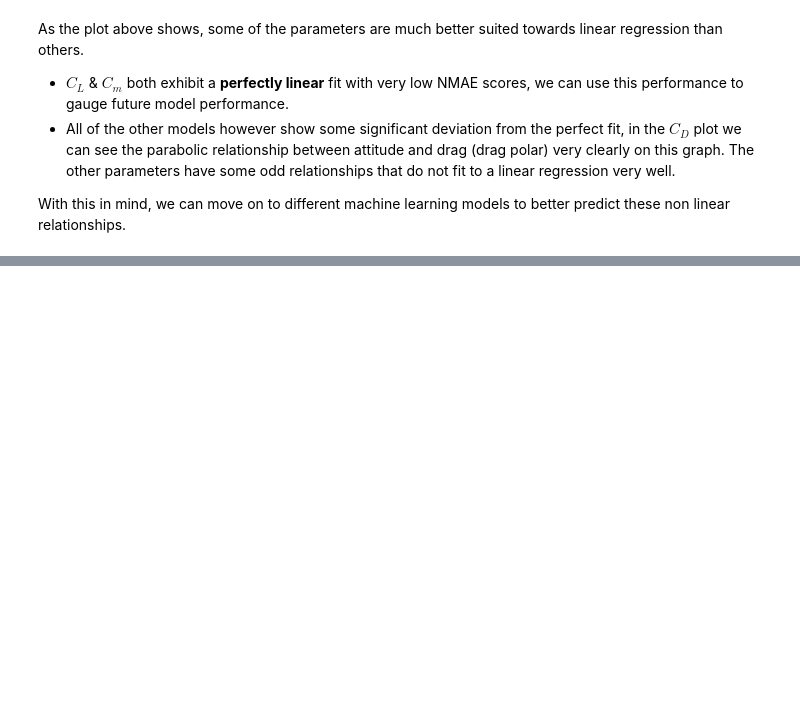
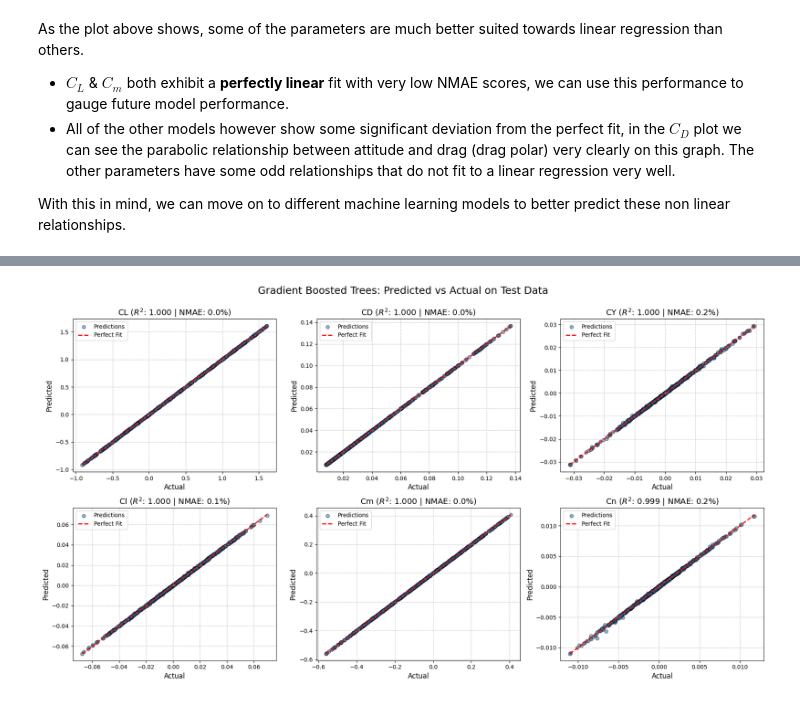
Before and after one commit to jadendew/E178-Project, a Jupyter notebook: E178ProjMain.ipynb, the cells around one changed output, grey strips where cells are left out. Saved outputs shown, nothing was run; the diff lists cells and outputs as text; code cells hidden in the pictures; blank space fills up the shorter version.

Commit message:
Added gradient boosted trees, not finished yet

```diff
--- a/E178ProjMain.ipynb
+++ b/E178ProjMain.ipynb
@@ -255,0 +330,53 @@ With this in mind, we can move on to different machine learning models to better
+# %%
+import matplotlib.pyplot as plt
+
+# extracts the test features then scales adequately
+xTest = dataTest[["alpha_deg", "beta_deg", "deltaS_deg", "deltaD_deg"]]
+yTest = dataTest[["CL", "CD", "CY", "Cl", "Cm", "Cn"]]
+
+xTestScaled = xScaler.transform(xTest)
+
+# predict using the trained model
+testPred = best_gbt_model.predict(xTestScaled)
+
+# calculate standard MAE and R^2 for all parameters
+testMaes = mean_absolute_error(yTest, testPred, multioutput='raw_values')
+testR2 = r2_score(yTest, testPred, multioutput='raw_values')
+
+parameters = ["CL", "CD", "CY", "Cl", "Cm", "Cn"]
+
+# plot generation
+fig, axes = plt.subplots(2, 3, figsize=(18, 10))
+fig.suptitle('Gradient Boosted Trees: Predicted vs Actual on Test Data', fontsize=18)
+
+axes = axes.flatten()
+
+for i, target in enumerate(parameters):
+    ax = axes[i]
+    actual = yTest[target].values
+    predicted = testPred[:, i]
+
+    # calculate NMAE (normalized by the range of actual values)
+    rangeVal = actual.max() - actual.min()
+    nmae = (testMaes[i] / rangeVal) * 100 if rangeVal != 0 else 0
+
+    # scatter plots
+    ax.scatter(actual, predicted, alpha=0.5, edgecolor='k', label='Predictions')
+
+    # creates and "ideal" line
+    min_val = min(actual.min(), predicted.min())
+    max_val = max(actual.max(), predicted.max())
+    ax.plot([min_val, max_val], [min_val, max_val], 'r--', lw=2, label='Perfect Fit')
+
+    # titles and stuff
+    ax.set_title(f"{target} ($R^2$: {testR2[i]:.3f} | NMAE: {nmae:.1f}%)", fontsize=14)
+    ax.set_xlabel('Actual', fontsize=12)
+    ax.set_ylabel('Predicted', fontsize=12)
+    ax.legend()
+    ax.grid(True, linestyle='--', alpha=0.7)
+
+plt.tight_layout()
+plt.subplots_adjust(top=0.9)
+plt.show()
+# %% [output]
+[figure, added]
```
Also changed, not shown: parts of 6 cells of this notebook, 2 other files.
